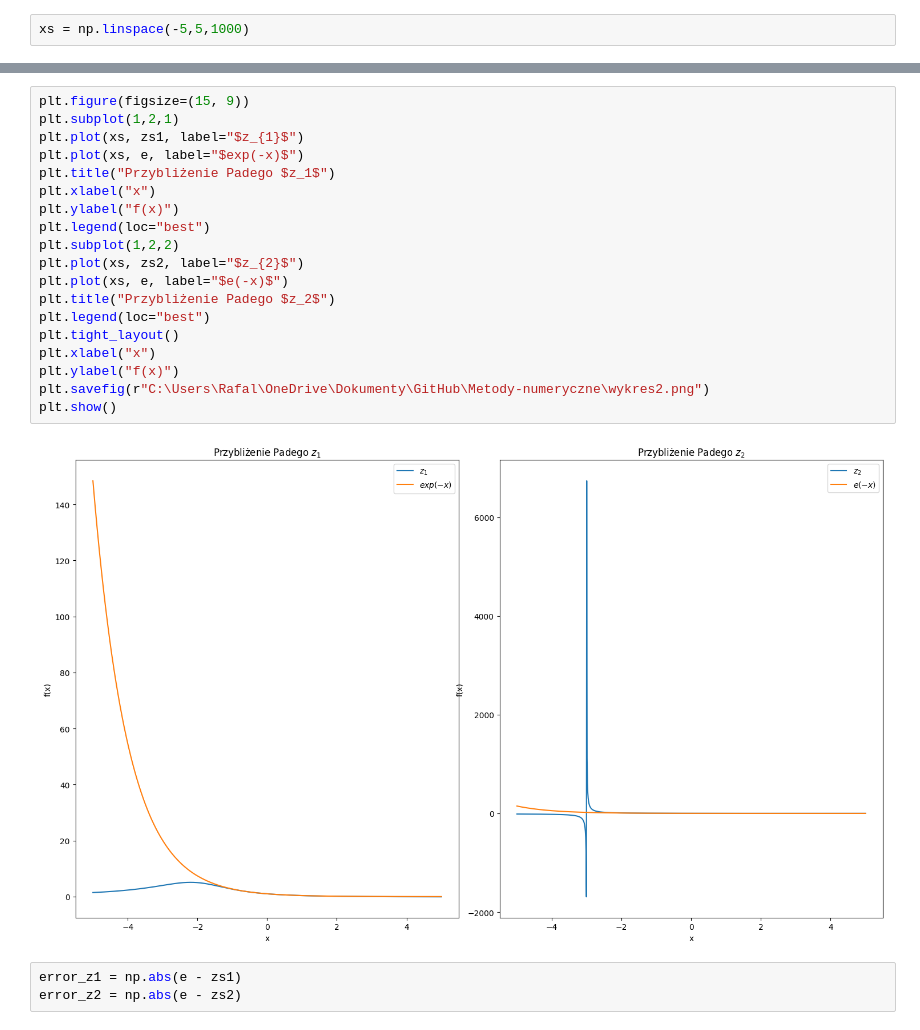
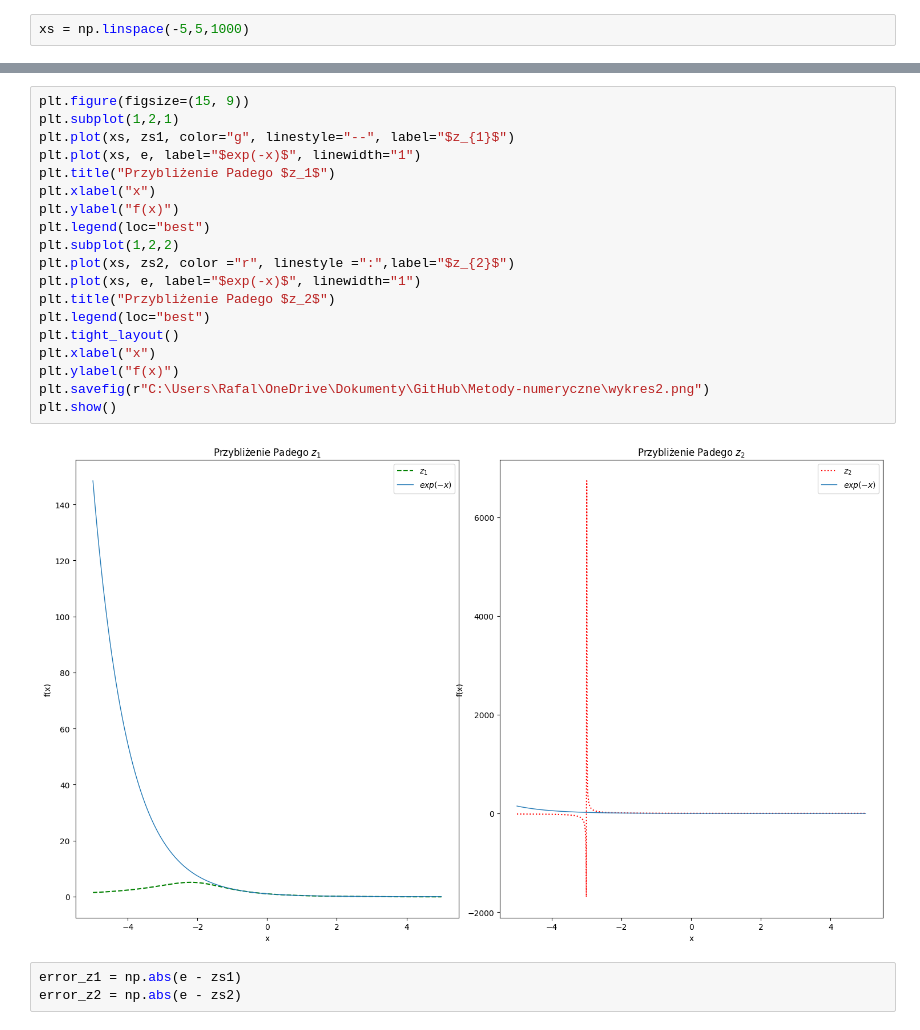
Before and after one commit to rafglo/Metody-numeryczne, a Jupyter notebook: lista1.ipynb, the cells around one changed output, grey strips where cells are left out. Saved outputs shown, nothing was run; the diff lists cells and outputs as text.

```diff
--- a/lista1.ipynb
+++ b/lista1.ipynb
@@ -32,24 +32,24 @@ plt.show()
 # %%
 plt.figure(figsize=(15, 9))
 plt.subplot(1,2,1)
-plt.plot(xs, zs1, label="$z_{1}$")
-plt.plot(xs, e, label="$exp(-x)$")
+plt.plot(xs, zs1, color="g", linestyle="--", label="$z_{1}$")
+plt.plot(xs, e, label="$exp(-x)$", linewidth="1")
 plt.title("Przybliżenie Padego $z_1$")
 plt.xlabel("x")
 plt.ylabel("f(x)")
 plt.legend(loc="best")
 plt.subplot(1,2,2)
-plt.plot(xs, zs2, label="$z_{2}$")
-plt.plot(xs, e, label="$e(-x)$")
+plt.plot(xs, zs2, color ="r", linestyle =":",label="$z_{2}$")
+plt.plot(xs, e, label="$exp(-x)$", linewidth="1")
 plt.title("Przybliżenie Padego $z_2$")
 plt.legend(loc="best")
 plt.tight_layout()
 plt.xlabel("x")
 plt.ylabel("f(x)")
 plt.savefig(r"C:\Users\Rafal\OneDrive\Dokumenty\GitHub\Metody-numeryczne\wykres2.png")
 plt.show()
 # %% [output]
-[figure, old version]
+[figure, new version]
 # %%
 error_z1 = np.abs(e - zs1)
 error_z2 = np.abs(e - zs2)
```
Also changed, not shown: parts of 2 cells of this notebook, 3 other files.
